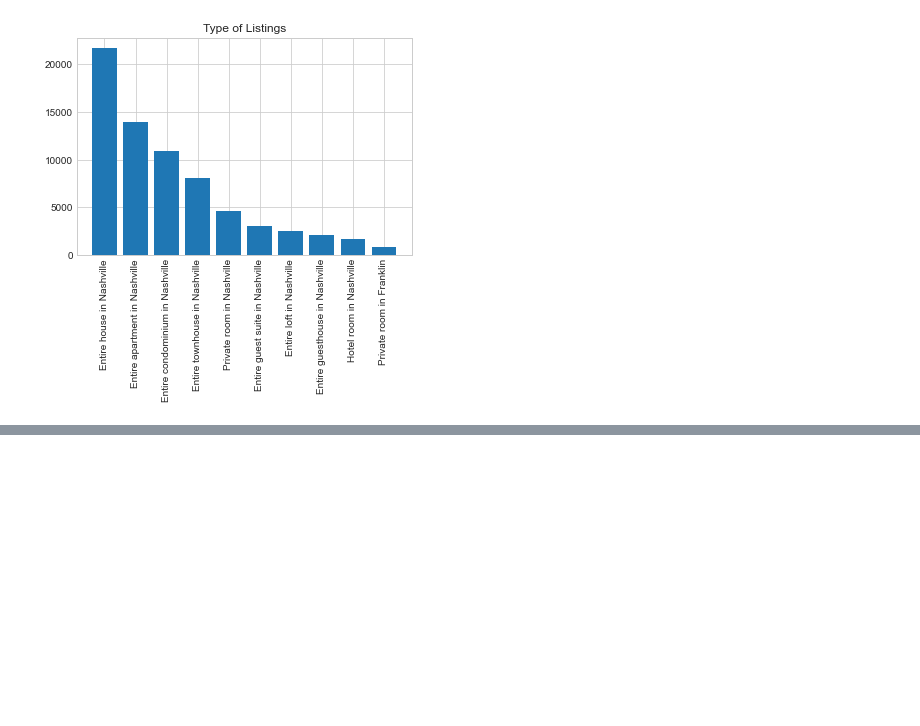
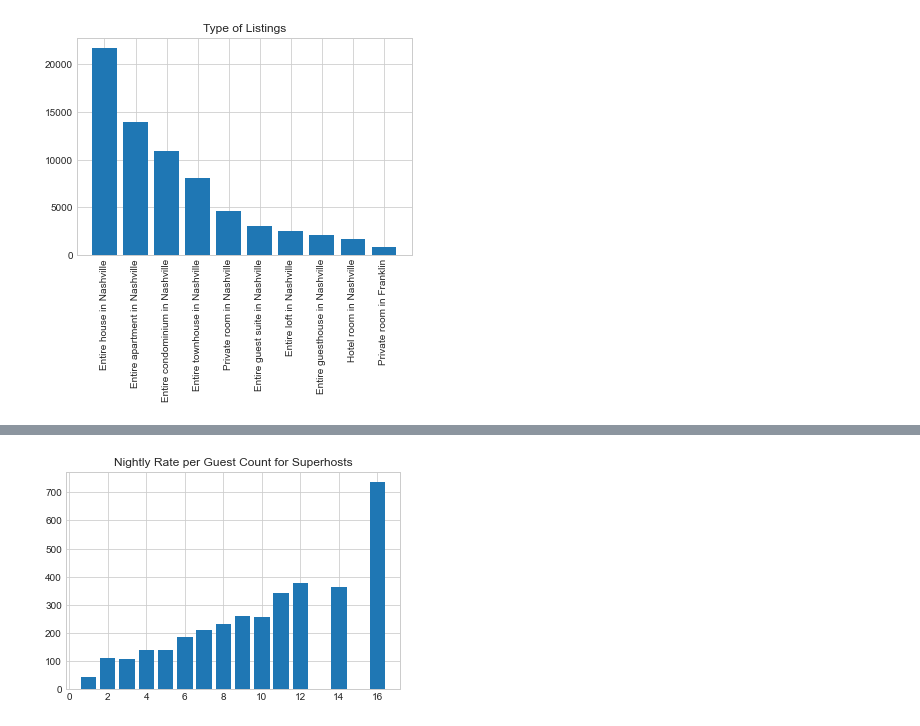
Before and after one commit to sbmcdermott/Airbnb, a Jupyter notebook: Data Visualizations.ipynb, the cells around one changed output, grey strips where cells are left out. Saved outputs shown, nothing was run; the diff lists cells and outputs as text; code cells hidden in the pictures; blank space fills up the shorter version.

Commit message:
Superhost subset created and plotted

```diff
--- a/Data Visualizations.ipynb
+++ b/Data Visualizations.ipynb
@@ -282,3 +282,9 @@ plt.xticks(rotation=90)
 plt.show()
 # %% [output]
 [figure]
+# %%
+superhost = results[results['superhost'] == 'SUPERHOST']
+hosts_grouped = superhost.groupby('guests')
+hosts_mean = hosts_grouped.mean()
+hosts_mean.reset_index(inplace=True)
+hosts_mean.head(20)
@@ -284,0 +307,9 @@ plt.show()
+# %%
+# Creating bar chart
+plt.bar(hosts_mean['guests'], hosts_mean['current_nightly'])
+plt.title('Nightly Rate per Guest Count for Superhosts')
+
+# Show plot
+plt.show()
+# %% [output]
+[figure, added]
```
Also changed, not shown: parts of 2 cells of this notebook.
